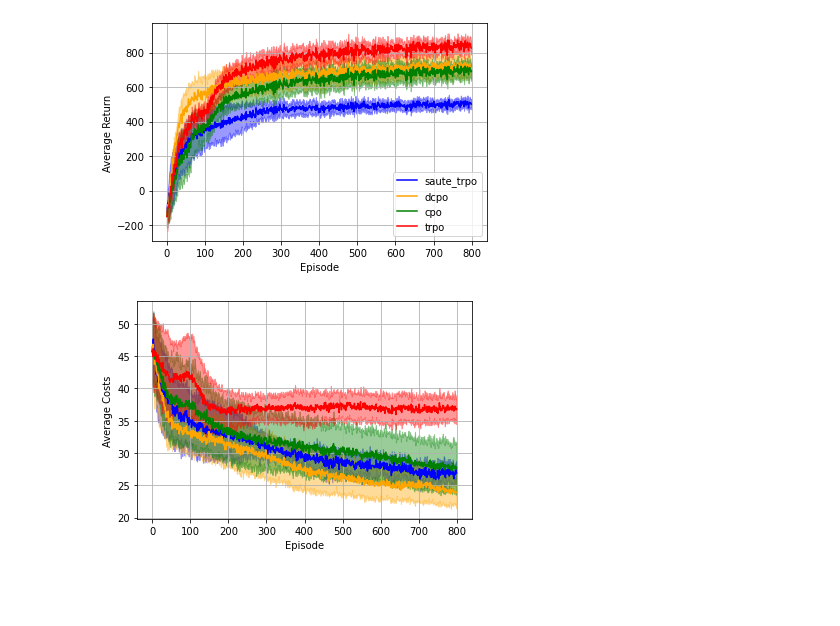
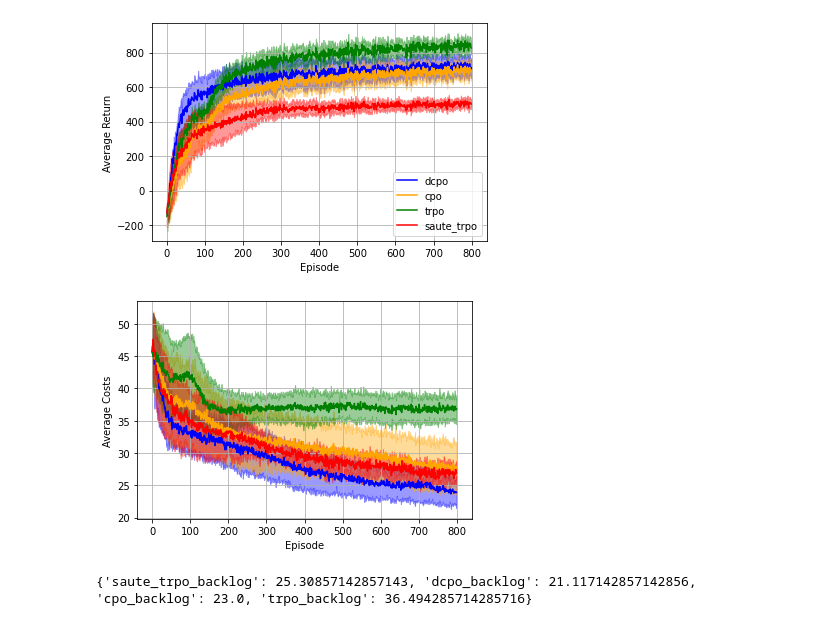
Before and after one commit to jaimesabalimperial/jaisalab, a Jupyter notebook: experiments.ipynb, the cells around one changed output. Saved outputs shown, nothing was run; the diff lists cells and outputs as text; code cells hidden in the pictures; blank space fills up the shorter version.

```diff
--- a/experiments.ipynb
+++ b/experiments.ipynb
@@ -23,24 +23,15 @@ def test_seed(value):
 # %%
 from jaisalab.evaluation.plotter import RLPlotter
 # %%
-"""
-data_dirs = ['data/local/experiment',
-             'data1/local/experiment',
-             'data2/local/experiment',
-             'data3/local/experiment',
-             'data4/local/experiment',
-             'data5/local/experiment',
-             'data6/local/experiment']
-"""
+num_failed_seeds = 7
+failed_data_dirs = [f'failed_data/data{i}/local/experiment' for i in range(1, num_failed_seeds+1)]
 
-num_seeds = 7
-data_dirs = [f'data{i}/local/experiment' for i in range(1, num_seeds+1)]
-#data_dirs += ['data/local/experiment']
+num_seeds = 2
+data_dirs = [f'data{i}/' for i in range(1, num_seeds+1)]
 
-#['dcpo_backlog']
-plotter = RLPlotter(fdir=None , data_dir=data_dirs)
+plotter = RLPlotter(fdir=['dcpo_backlog', 'cpo_backlog', 'trpo_backlog', 'saute_trpo_backlog'] , data_dir=failed_data_dirs)
 plotter.plot_returns()
 plotter.plot_costs(use_legend=False)
 # %% [output]
-[figure, old version]
+[figure, new version]
-[figure, old version]
+[figure, new version]
@@ -46,0 +50,4 @@ plotter.plot_costs(use_legend=False)
+# %%
+print(violation_rates)
+# %% [output]
+{'saute_trpo_backlog': 25.30857142857143, 'dcpo_backlog': 21.117142857142856, 'cpo_backlog': 23.0, 'trpo_backlog': 36.494285714285716}
```
Also changed, not shown: parts of 2 cells of this notebook, 2 other files.
